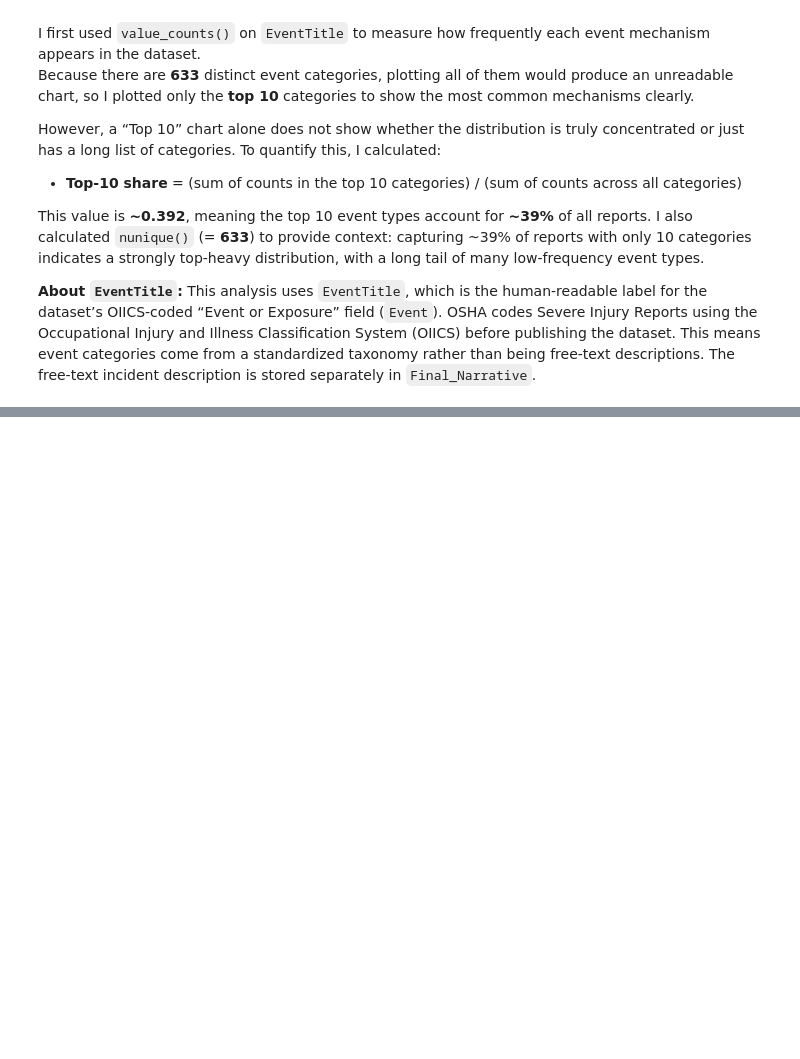
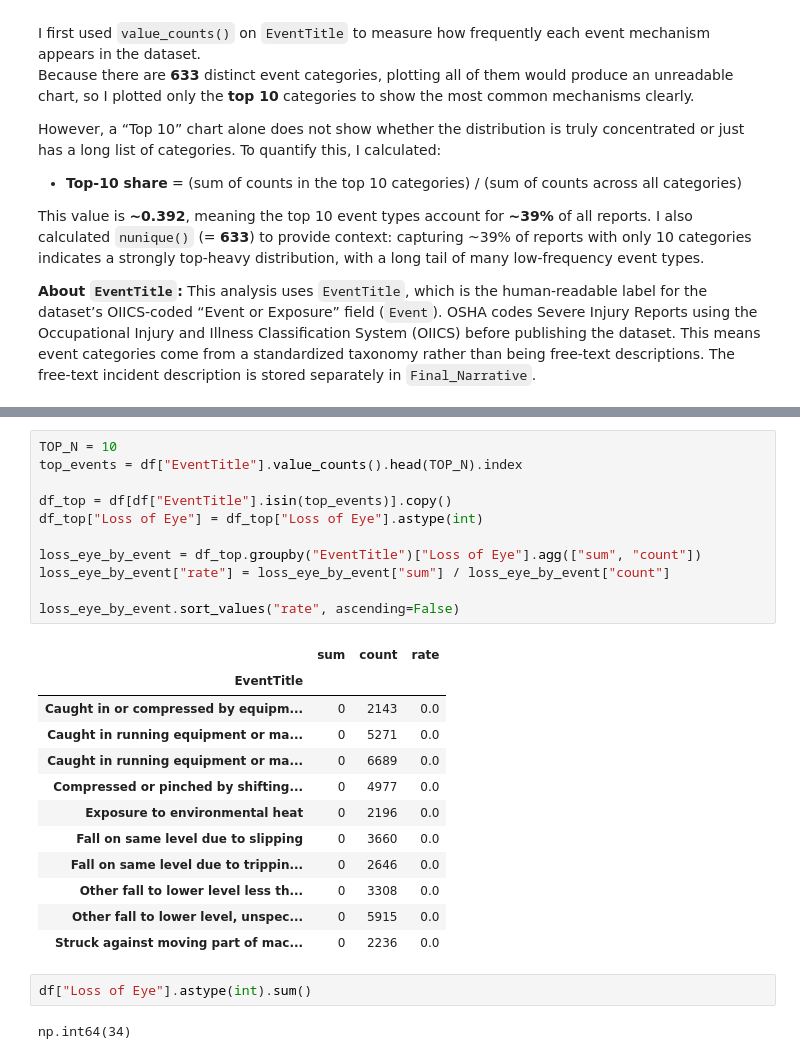
Before and after one commit to CourtneyMandela/occupational_injury_trends, a Jupyter notebook: notebooks/osha_severe_injury.ipynb, the cells around one changed output, grey strips where cells are left out. Saved outputs shown, nothing was run; the diff lists cells and outputs as text; blank space fills up the shorter version.

```diff
--- a/notebooks/osha_severe_injury.ipynb
+++ b/notebooks/osha_severe_injury.ipynb
@@ -913,0 +975,28 @@ This value is **~0.392**, meaning the top 10 event types account for **~39%** of
+# %%
+TOP_N = 10
+top_events = df["EventTitle"].value_counts().head(TOP_N).index
+
+df_top = df[df["EventTitle"].isin(top_events)].copy()
+df_top["Loss of Eye"] = df_top["Loss of Eye"].astype(int)
+
+loss_eye_by_event = df_top.groupby("EventTitle")["Loss of Eye"].agg(["sum", "count"])
+loss_eye_by_event["rate"] = loss_eye_by_event["sum"] / loss_eye_by_event["count"]
+
+loss_eye_by_event.sort_values("rate", ascending=False)
+# %% [output]
+|  | sum | count | rate |
+| EventTitle |  |  |  |
+| Caught in or compressed by equipm... | 0 | 2143 | 0.0 |
+| Caught in running equipment or ma... | 0 | 5271 | 0.0 |
+| Caught in running equipment or ma... | 0 | 6689 | 0.0 |
+| Compressed or pinched by shifting... | 0 | 4977 | 0.0 |
+| Exposure to environmental heat | 0 | 2196 | 0.0 |
+| Fall on same level due to slipping | 0 | 3660 | 0.0 |
+| Fall on same level due to trippin... | 0 | 2646 | 0.0 |
+| Other fall to lower level less th... | 0 | 3308 | 0.0 |
+| Other fall to lower level, unspec... | 0 | 5915 | 0.0 |
+| Struck against moving part of mac... | 0 | 2236 | 0.0 |
+# %%
+df["Loss of Eye"].astype(int).sum()
+# %% [output]
+np.int64(34)
```
Also changed, not shown: parts of 5 cells of this notebook.
